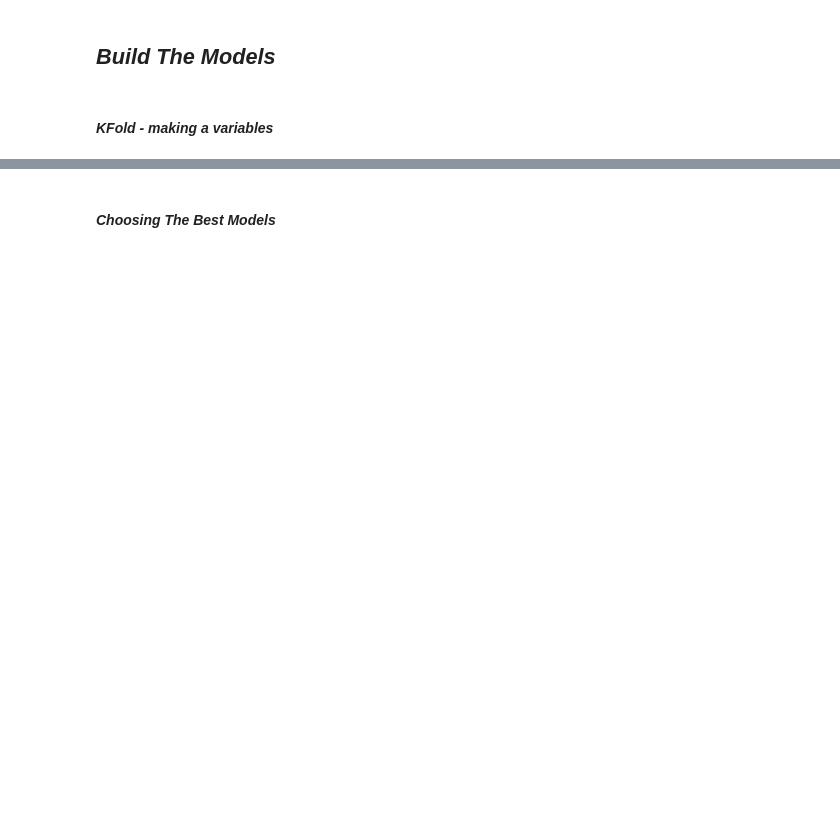
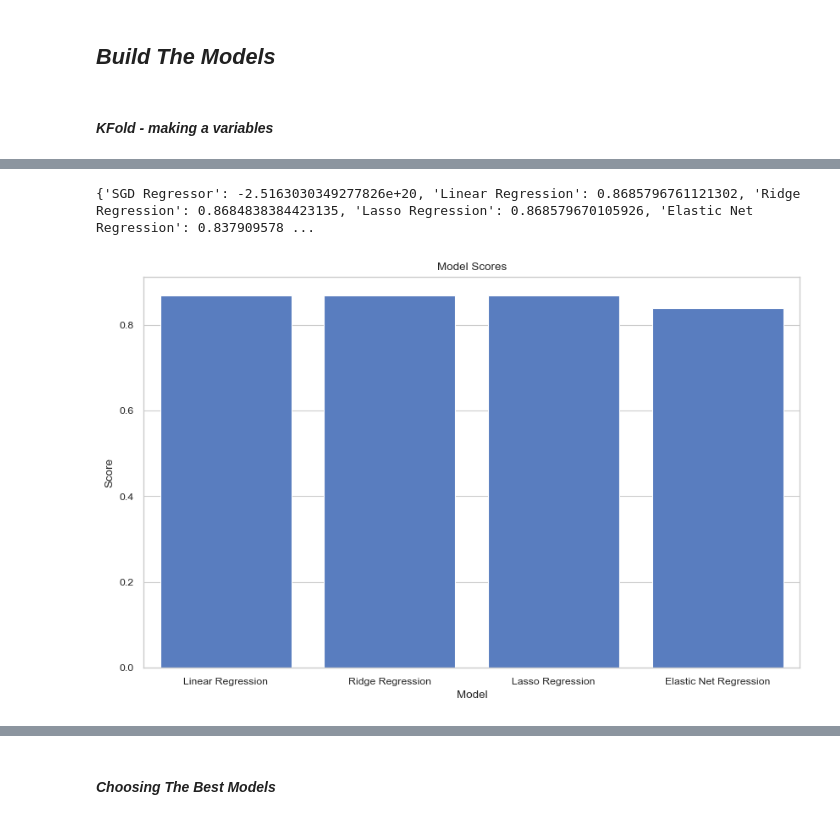
Before and after one commit to Danielbet21/House-Prices---Advanced-Regression-Techniques--ML, a Jupyter notebook: House_Pricing.ipynb, the cells around one changed output, grey strips where cells are left out. Drawn from its saved outputs; the diff is of its cells as text; code cells hidden in the pictures; blank space fills up the shorter version.

```diff
--- a/House_Pricing.ipynb
+++ b/House_Pricing.ipynb
@@ -649,0 +758,17 @@ print("Elastic Net Regression MSE: ", elastic_net_mse)
+# %%
+#making a model with the best features
+X = train_data[best_features]
+
+cv = splitDataToKFold(X, t, 5)
+cv = margeCV(cv)
+
+X_train = cv["X_train"]
+t_train = cv["t_train"]
+X_val = cv["X_val"]
+t_val = cv["t_val"]
+
+# calling the evaluate_models function
+trained_models, mse_dict ,score_dict = train_models_and_evaluate(X_train, t_train, X_val, t_val)
+print("\n\n")
+print_models_mse(mse_dict)
+print_models_score(score_dict)
@@ -649,0 +795,16 @@ print("Elastic Net Regression MSE: ", elastic_net_mse)
+# %%
+print(score_dict)
+
+def plot_score(score_dict):
+    plt.figure(figsize=(10, 6))
+    sns.barplot(x=list(score_dict.keys()), y=list(score_dict.values()))
+    plt.title('Model Scores')
+    plt.ylabel('Score')
+    plt.xlabel('Model')
+    plt.show()
+# plot the score but not the SGDRegressor
+score_dict.pop('SGD Regressor')
+plot_score(score_dict)
+# %% [output]
+{'SGD Regressor': -2.5163030349277826e+20, 'Linear Regression': 0.8685796761121302, 'Ridge Regression': 0.8684838384423135, 'Lasso Regression': 0.868579670105926, 'Elastic Net Regression': 0.837909578 ...
+[figure, added]
```
Also changed, not shown: parts of 40 cells of this notebook.
